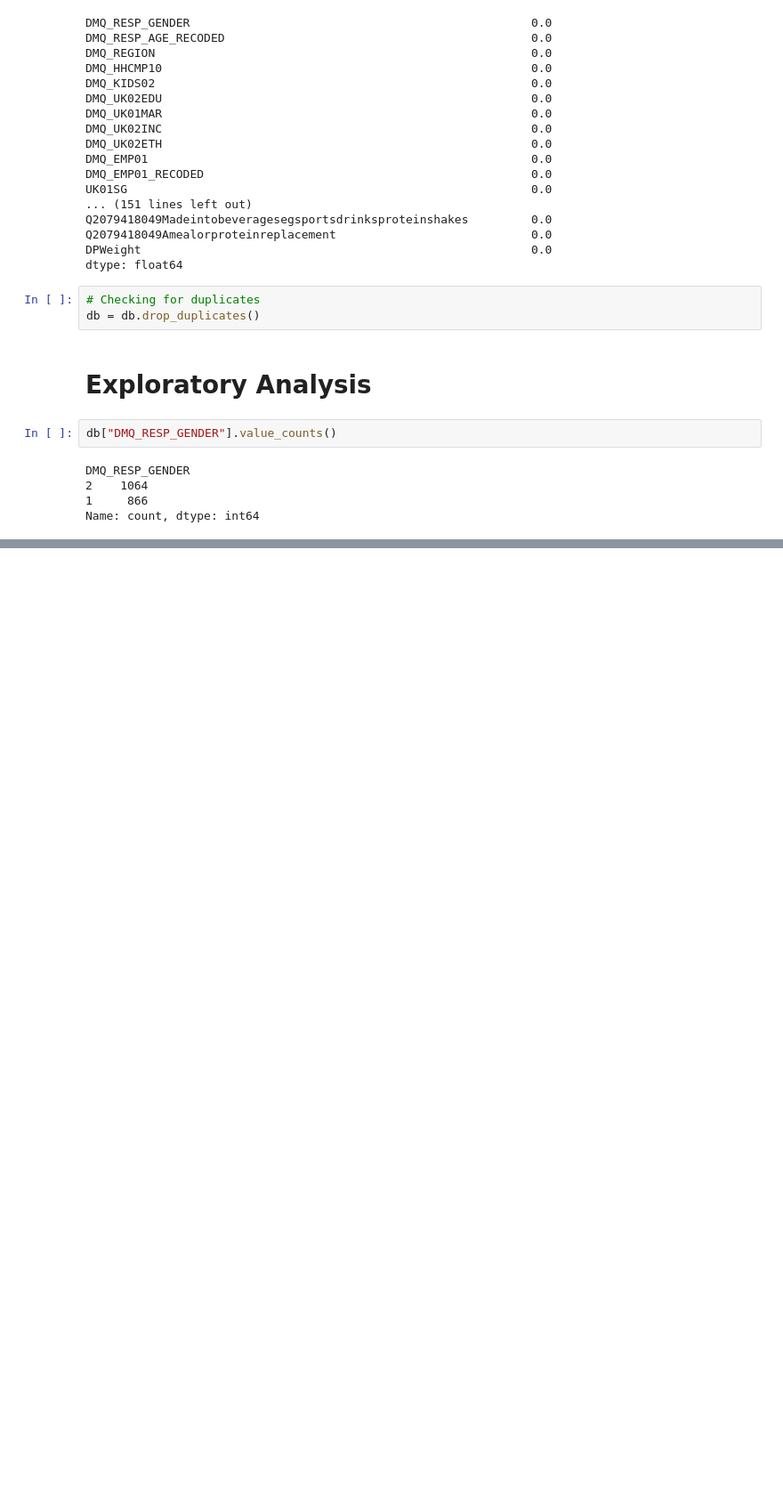
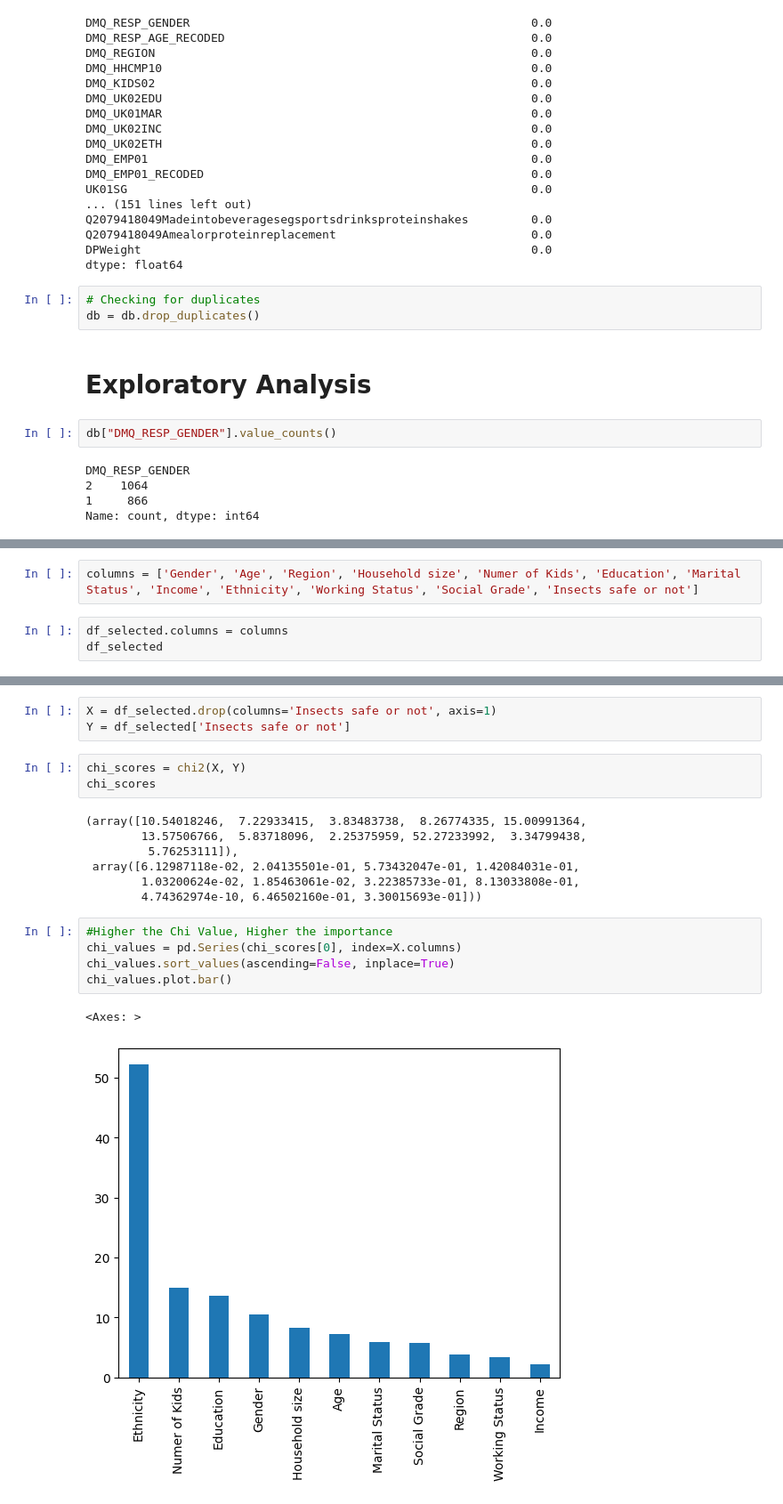
Before and after one commit to fvirtuozo/Protein_Consumers, a Jupyter notebook: Customer Data.ipynb, the cells around one changed output, grey strips where cells are left out. Shown at 89% size. Saved outputs shown, nothing was run; the diff lists cells and outputs as text; blank space fills up the shorter version.

```diff
--- a/Customer Data.ipynb
+++ b/Customer Data.ipynb
@@ -207,0 +206,5 @@ dtype: object
+# %%
+columns = ['Gender', 'Age', 'Region', 'Household size', 'Numer of Kids', 'Education', 'Marital Status', 'Income', 'Ethnicity', 'Working Status', 'Social Grade', 'Insects safe or not']
+# %%
+df_selected.columns = columns
+df_selected
@@ -207,0 +229,21 @@ dtype: object
+# %%
+X = df_selected.drop(columns='Insects safe or not', axis=1)
+Y = df_selected['Insects safe or not']
+# %%
+chi_scores = chi2(X, Y)
+chi_scores
+# %% [output]
+(array([10.54018246,  7.22933415,  3.83483738,  8.26774335, 15.00991364,
+        13.57506766,  5.83718096,  2.25375959, 52.27233992,  3.34799438,
+         5.76253111]),
+ array([6.12987118e-02, 2.04135501e-01, 5.73432047e-01, 1.42084031e-01,
+        1.03200624e-02, 1.85463061e-02, 3.22385733e-01, 8.13033808e-01,
+        4.74362974e-10, 6.46502160e-01, 3.30015693e-01]))
+# %%
+#Higher the Chi Value, Higher the importance
+chi_values = pd.Series(chi_scores[0], index=X.columns)
+chi_values.sort_values(ascending=False, inplace=True)
+chi_values.plot.bar()
+# %% [output]
+<Axes: >
+[figure, added]
```
Also changed, not shown: parts of 79 cells of this notebook.
